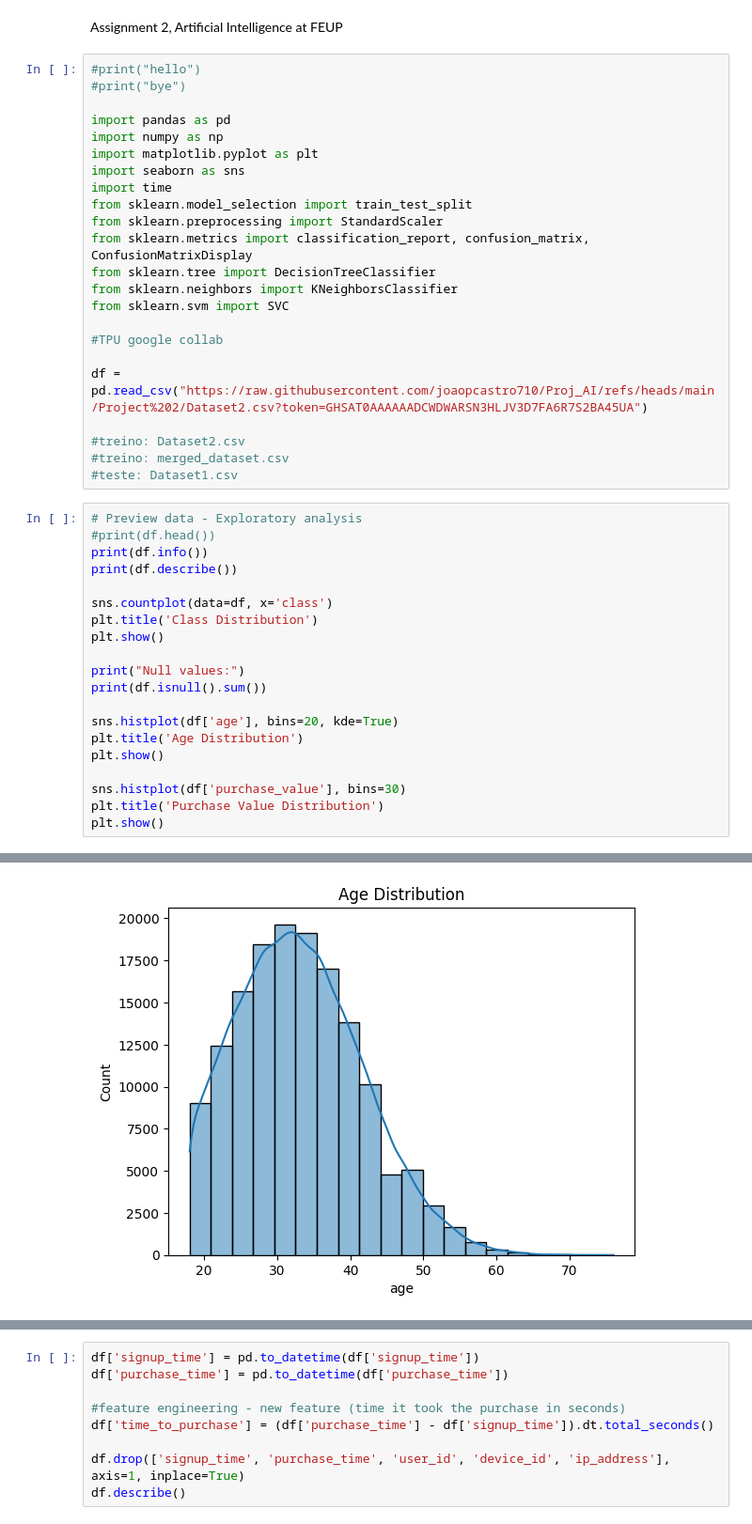
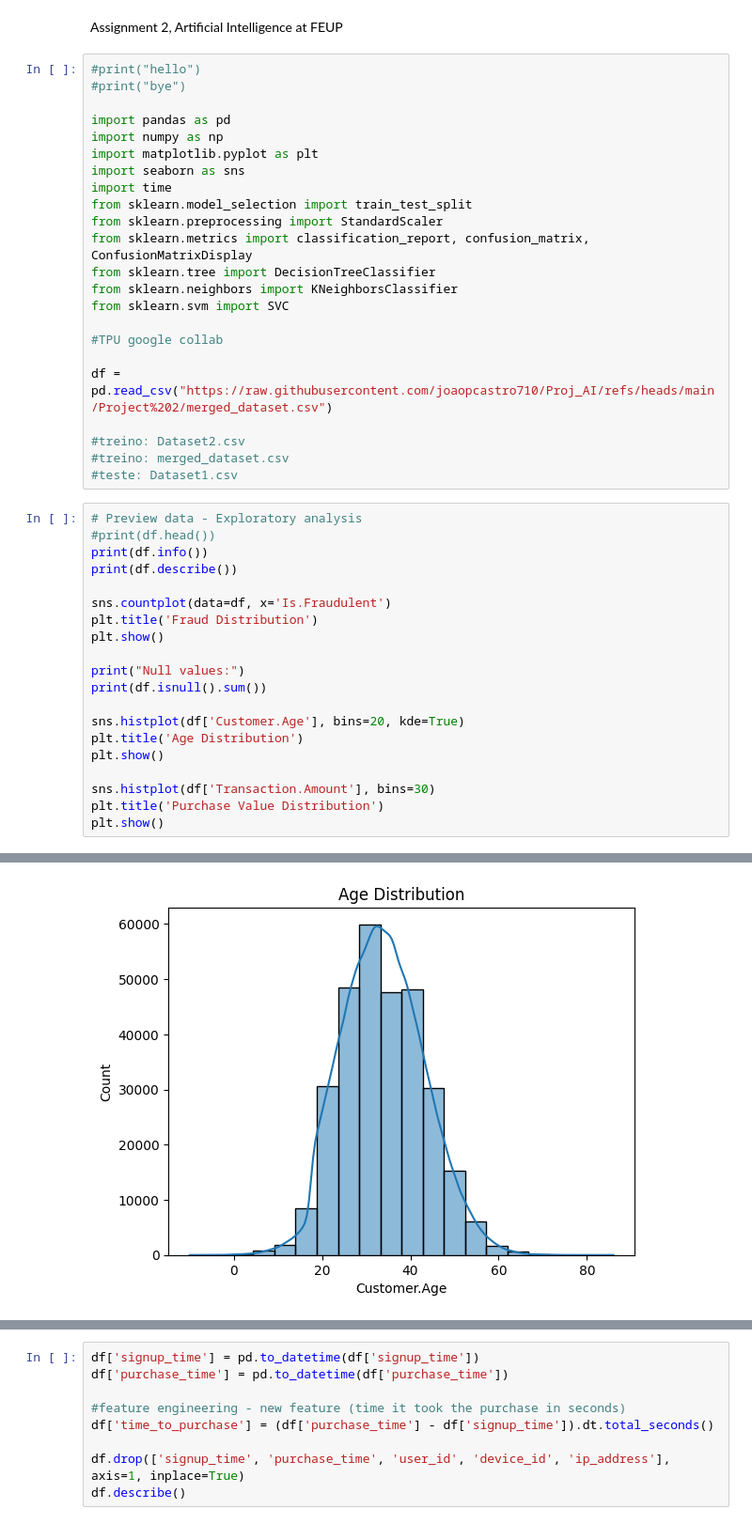
Before and after one commit to joaopcastro710/Proj_AI, a Jupyter notebook: Project 2/Proj2.ipynb, the cells around one changed output, grey strips where cells are left out. Shown at 94% size. Saved outputs shown, nothing was run; the diff lists cells and outputs as text.

Commit message:
Adapted first cells to dataset

```diff
--- a/Project 2/Proj2.ipynb
+++ b/Project 2/Proj2.ipynb
@@ -20,7 +20,7 @@ from sklearn.svm import SVC
 
 #TPU google collab
 
-df = pd.read_csv("https://raw.githubusercontent.com/joaopcastro710/Proj_AI/refs/heads/main/Project%202/Dataset2.csv?token=GHSAT0AAAAAADCWDWARSN3HLJV3D7FA6R7S2BA45UA")
+df = pd.read_csv("https://raw.githubusercontent.com/joaopcastro710/Proj_AI/refs/heads/main/Project%202/merged_dataset.csv")
 
 #treino: Dataset2.csv
 #treino: merged_dataset.csv
@@ -31,18 +31,18 @@ df = pd.read_csv("https://raw.githubusercontent.com/joaopcastro710/Proj_AI/refs/
 print(df.info())
 print(df.describe())
 
-sns.countplot(data=df, x='class')
-plt.title('Class Distribution')
+sns.countplot(data=df, x='Is.Fraudulent')
+plt.title('Fraud Distribution')
 plt.show()
 
 print("Null values:")
 print(df.isnull().sum())
 
-sns.histplot(df['age'], bins=20, kde=True)
+sns.histplot(df['Customer.Age'], bins=20, kde=True)
 plt.title('Age Distribution')
 plt.show()
 
-sns.histplot(df['purchase_value'], bins=30)
+sns.histplot(df['Transaction.Amount'], bins=30)
 plt.title('Purchase Value Distribution')
 plt.show()
 # %% [output]
@@ -79,2 +82,2 @@ class             0
 dtype: int64
-[figure, old version]
+[figure, new version]
```
Also changed, not shown: parts of 1 cell of this notebook.
